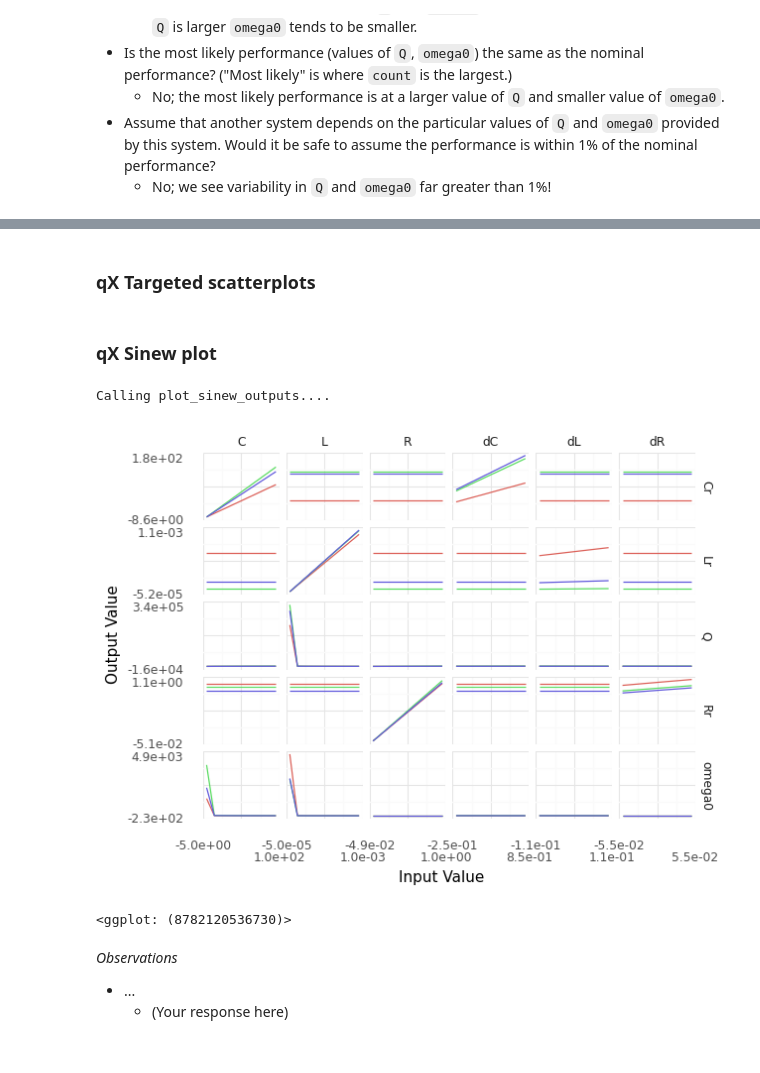
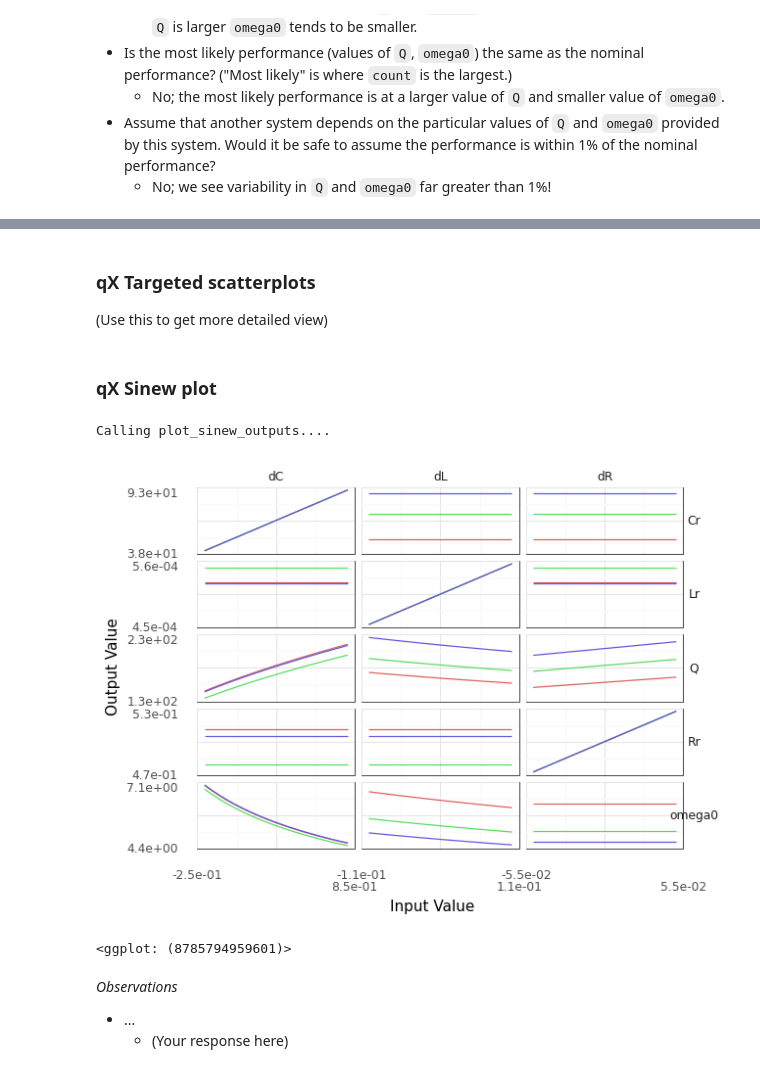
Before and after one commit to zdelrosario/evc-course, a Jupyter notebook: exercises/e-grama04-ema-master.ipynb, the cells around one changed output, grey strips where cells are left out. Cells and saved outputs as stored; diff of their text form; code cells hidden in the pictures.

```diff
--- a/exercises/e-grama04-ema-master.ipynb
+++ b/exercises/e-grama04-ema-master.ipynb
@@ -284,19 +310,21 @@ Calling plot_corrtile....
 # %% [markdown]
 ### __qX__ Targeted scatterplots
+
+(Use this to get more detailed view)
 # %% [markdown]
 ### __qX__ Sinew plot
 # %%
 (
     md_circuit
 # solution-begin
-    >> gr.ev_sinews(df_det="swp")
+    >> gr.ev_sinews(df_det="nom", n_density=20)
     >> gr.pt_auto()
 # solution-end
 )
 # %% [output]
 Calling plot_sinew_outputs....
-[figure, old version]
+[figure, new version]
-<ggplot: (8782120536730)>
+<ggplot: (8785794959601)>
 # %% [markdown]
 *Observations*
 
```
Also changed, not shown: parts of 18 cells of this notebook.
